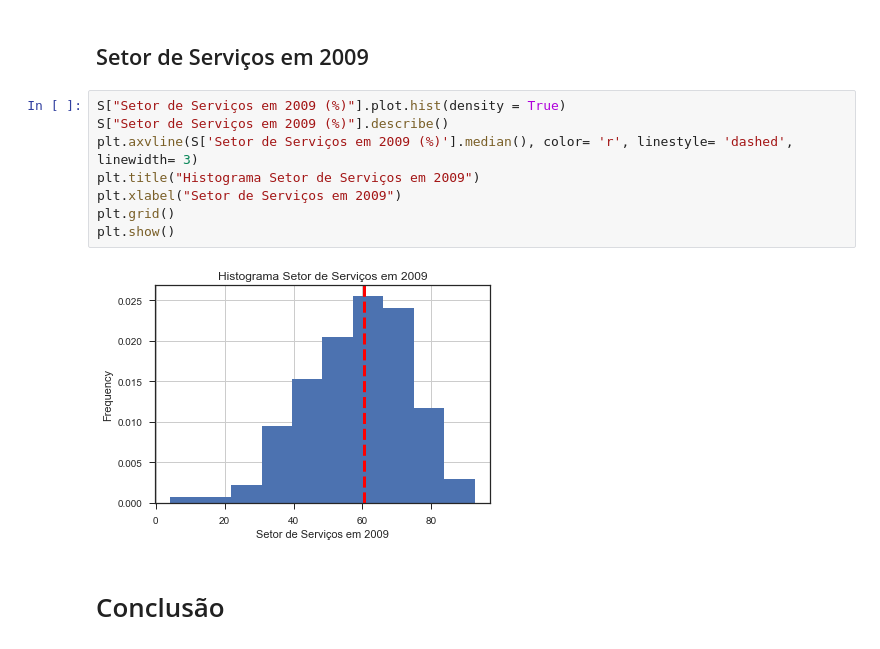
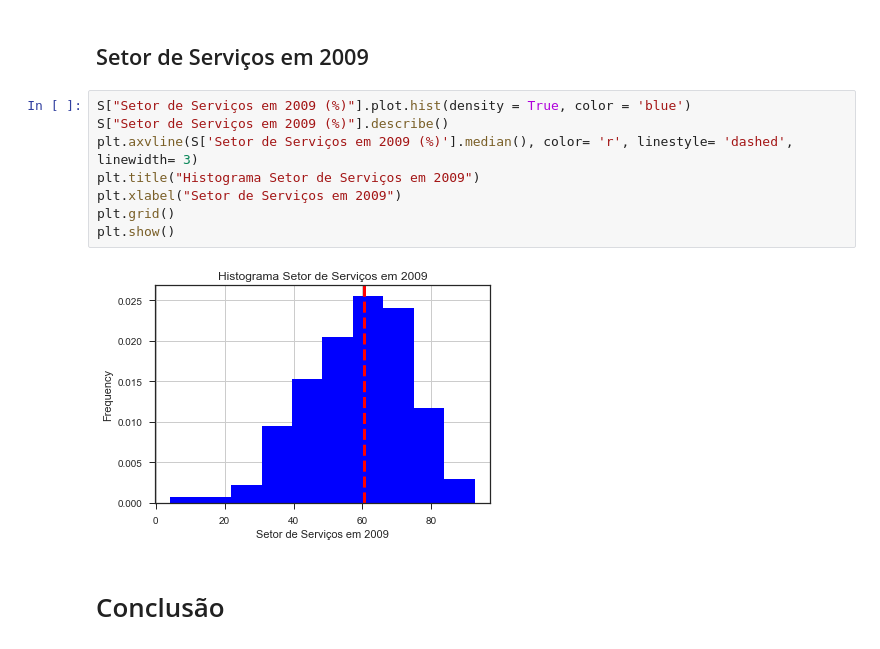
Before and after one commit to gabrielmf1/Analyze_Project, a Jupyter notebook: Projeto_Entrega1/Projeto1.ipynb, the cells around one changed output. Drawn from its saved outputs; the diff is of its cells as text.

```diff
--- a/Projeto_Entrega1/Projeto1.ipynb
+++ b/Projeto_Entrega1/Projeto1.ipynb
@@ -212,15 +212,15 @@ plt.show()
 # %% [markdown]
 ## Setor de Serviços em 2009
 # %%
-S["Setor de Serviços em 2009 (%)"].plot.hist(density = True)
+S["Setor de Serviços em 2009 (%)"].plot.hist(density = True, color = 'blue')
 S["Setor de Serviços em 2009 (%)"].describe()
 plt.axvline(S['Setor de Serviços em 2009 (%)'].median(), color= 'r', linestyle= 'dashed', linewidth= 3)
 plt.title("Histograma Setor de Serviços em 2009")
 plt.xlabel("Setor de Serviços em 2009")
 plt.grid()
 plt.show()
 # %% [output]
-[figure, old version]
+[figure, new version]
 # %% [markdown]
 # Conclusão
 # %% [markdown]
```
Also changed, not shown: 1 other file.
